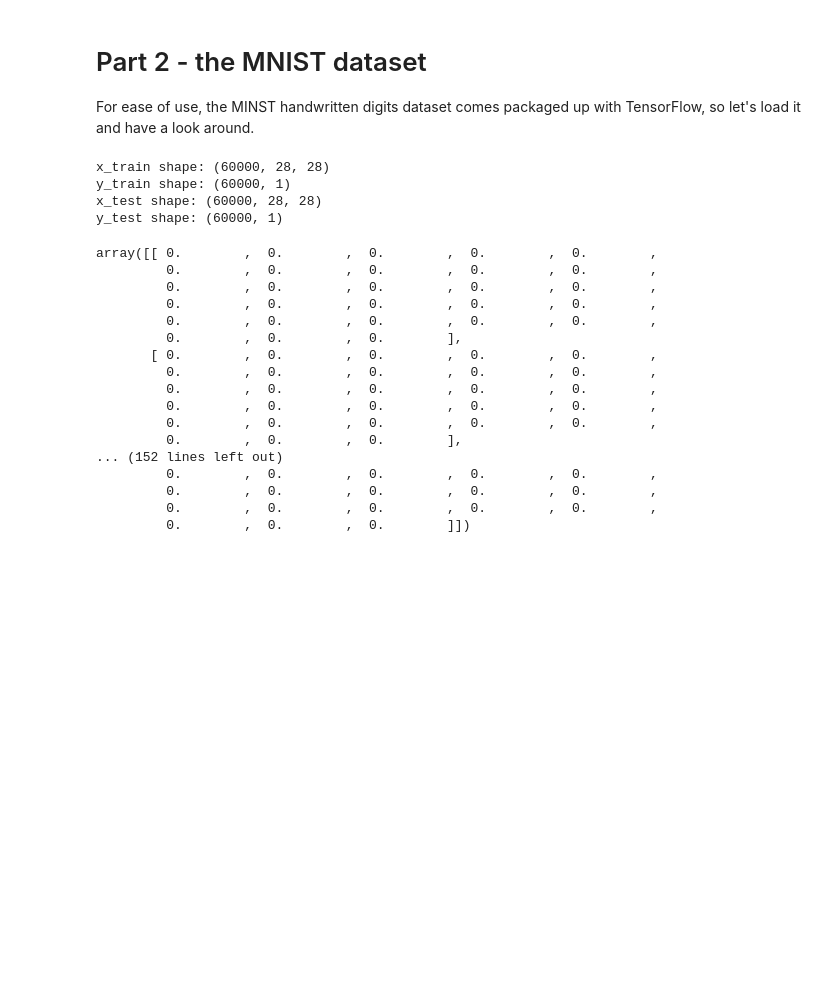
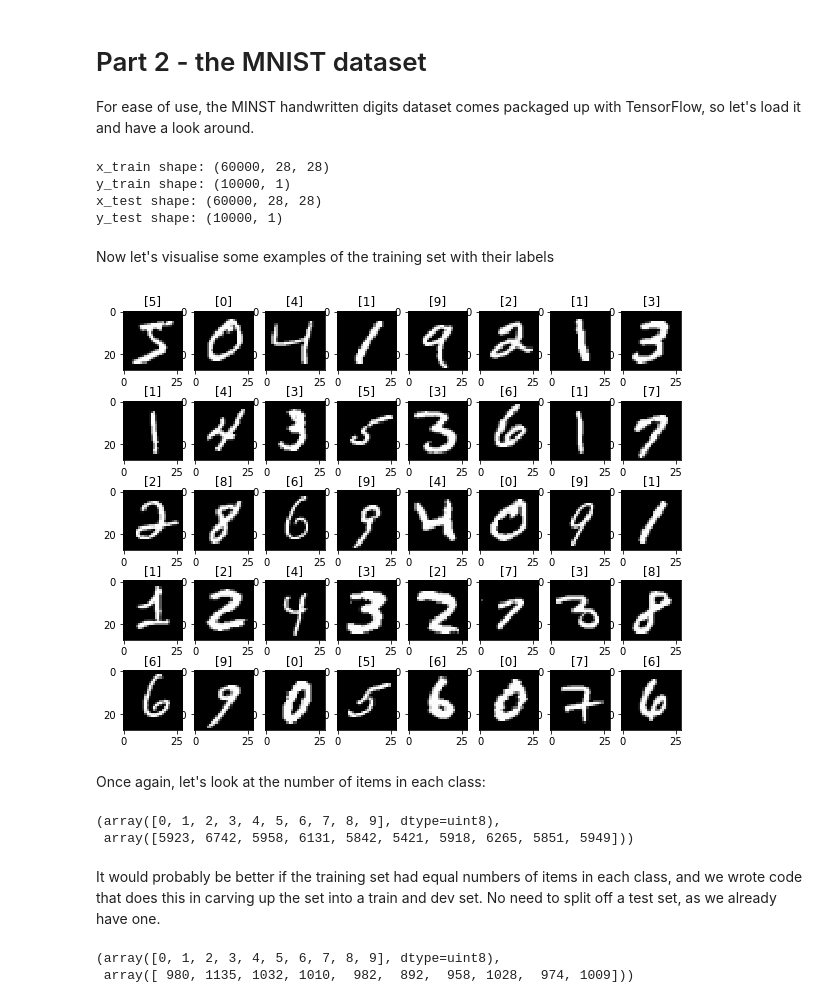
Before and after one commit to nicksexton/handwritten_digit_recognition, a Jupyter notebook: part 2 - mnist dataset.ipynb, the cells around one changed output. Saved outputs shown, nothing was run; the diff lists cells and outputs as text; code cells hidden in the pictures; blank space fills up the shorter version.

Commit message:
split the mnist dataset into train/dev

```diff
--- a/part 2 - mnist dataset.ipynb
+++ b/part 2 - mnist dataset.ipynb
@@ -8,3 +5,14 @@ mnist = tf.keras.datasets.mnist
+# %%
+import tensorflow as tf
+import matplotlib.pyplot as plt
+import numpy as np
+
+%matplotlib inline
+plt.rcParams['figure.figsize'] = (10.0, 8.0) # set default size of plots
+plt.rcParams['image.interpolation'] = 'nearest'
+plt.rcParams['image.cmap'] = 'gray'
+
+mnist = tf.keras.datasets.mnist
 # %%
 (x_train, y_train),(x_test, y_test) = mnist.load_data()
 x_train, x_test = x_train / 255.0, x_test / 255.0
@@ -13,31 +21,40 @@ x_train, x_test = x_train / 255.0, x_test / 255.0
 y_train, y_test = y_train.reshape(y_train.shape[0], 1), y_test.reshape(y_test.shape[0], 1)
 
 print ("x_train shape:", x_train.shape)
-print ("y_train shape:", y_train.shape)
+print ("y_train shape:", y_test.shape)
 print ("x_test shape:", x_train.shape)
-print ("y_test shape:", y_train.shape)
+print ("y_test shape:", y_test.shape)
 # %% [output]
 x_train shape: (60000, 28, 28)
-y_train shape: (60000, 1)
+y_train shape: (10000, 1)
 x_test shape: (60000, 28, 28)
-y_test shape: (60000, 1)
+y_test shape: (10000, 1)
-# %%
-x_train[0]
-# %% [output]
-array([[ 0.        ,  0.        ,  0.        ,  0.        ,  0.        ,
-         0.        ,  0.        ,  0.        ,  0.        ,  0.        ,
-         0.        ,  0.        ,  0.        ,  0.        ,  0.        ,
-         0.        ,  0.        ,  0.        ,  0.        ,  0.        ,
-         0.        ,  0.        ,  0.        ,  0.        ,  0.        ,
-         0.        ,  0.        ,  0.        ],
-       [ 0.        ,  0.        ,  0.        ,  0.        ,  0.        ,
-         0.        ,  0.        ,  0.        ,  0.        ,  0.        ,
-         0.        ,  0.        ,  0.        ,  0.        ,  0.        ,
-         0.        ,  0.        ,  0.        ,  0.        ,  0.        ,
-         0.        ,  0.        ,  0.        ,  0.        ,  0.        ,
-         0.        ,  0.        ,  0.        ],
-... (152 lines left out)
-         0.        ,  0.        ,  0.        ,  0.        ,  0.        ,
-         0.        ,  0.        ,  0.        ,  0.        ,  0.        ,
-         0.        ,  0.        ,  0.        ,  0.        ,  0.        ,
-         0.        ,  0.        ,  0.        ]])
+# %% [markdown]
+Now let's visualise some examples of the training set with their labels
+# %%
+display_examples_n = 40
+rows = 5
+cols = 8
+fig, axarr = plt.subplots(rows, cols)
+
+for r in range (0, rows):
+    for c in range (0, cols):
+        # axarr[r][c].title.set_text('x_train[' + str((r*cols)+c) +']: ' + str(y_train[(r*cols)+c]))
+        axarr[r][c].title.set_text(str(y_train[(r*cols)+c]))
+        axarr[r][c].imshow(x_train[(r*cols)+c])
+# %% [output]
+[figure, added]
+# %% [markdown]
+Once again, let's look at the number of items in each class:
+# %%
+np.unique (y_train, return_counts = True)
+# %% [output]
+(array([0, 1, 2, 3, 4, 5, 6, 7, 8, 9], dtype=uint8),
+ array([5923, 6742, 5958, 6131, 5842, 5421, 5918, 6265, 5851, 5949]))
+# %% [markdown]
+It would probably be better if the training set had equal numbers of items in each class, and we wrote code that does this in carving up the set into a train and dev set. No need to split off a test set, as we already have one.
+# %%
+np.unique (y_test, return_counts = True)
+# %% [output]
+(array([0, 1, 2, 3, 4, 5, 6, 7, 8, 9], dtype=uint8),
+ array([ 980, 1135, 1032, 1010,  982,  892,  958, 1028,  974, 1009]))
```
Also changed, not shown: parts of 5 cells of this notebook.
